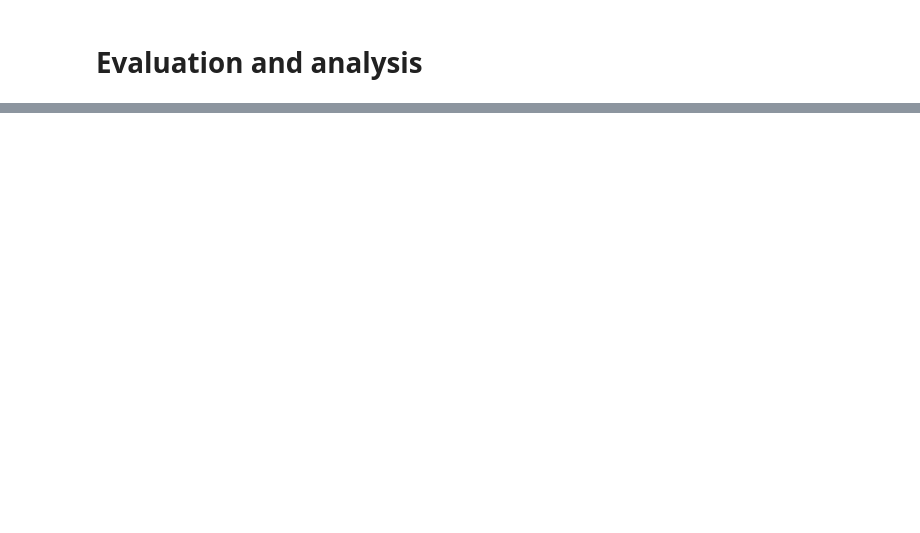
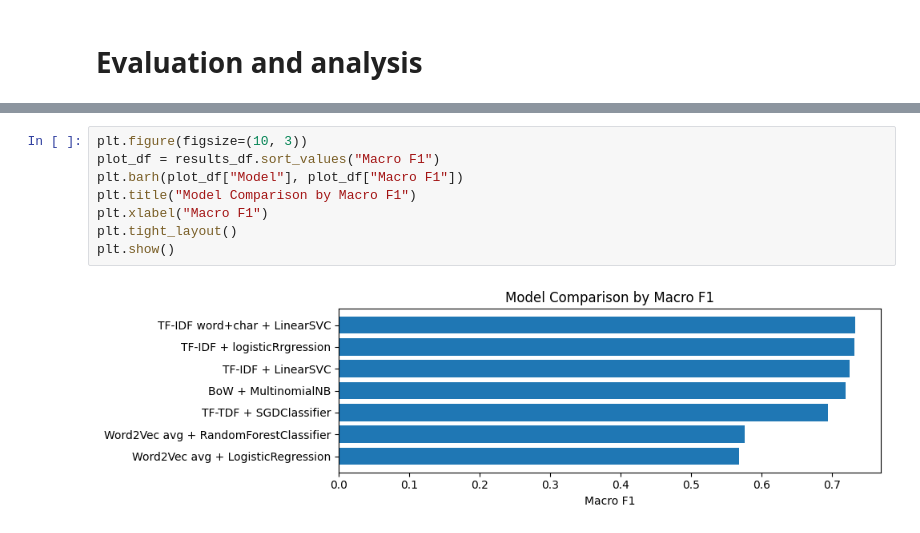
Before and after one commit to iamlaboniraz/Tweet-sentiment-classification-NLP-, a Jupyter notebook: main_analysis.ipynb, the cells around one changed output, grey strips where cells are left out. Saved outputs shown, nothing was run; the diff lists cells and outputs as text; blank space fills up the shorter version.

```diff
--- a/main_analysis.ipynb
+++ b/main_analysis.ipynb
@@ -424,3 +476,13 @@ Classification report:
     accuracy                           0.80      1909
    macro avg       0.74      0.72      0.73      1909
 weighted avg       0.80      0.80      0.80      1909
+# %%
+plt.figure(figsize=(10, 3))
+plot_df = results_df.sort_values("Macro F1")
+plt.barh(plot_df["Model"], plot_df["Macro F1"])
+plt.title("Model Comparison by Macro F1")
+plt.xlabel("Macro F1")
+plt.tight_layout()
+plt.show()
+# %% [output]
+[figure, added]
```
Also changed, not shown: parts of 7 cells of this notebook.
